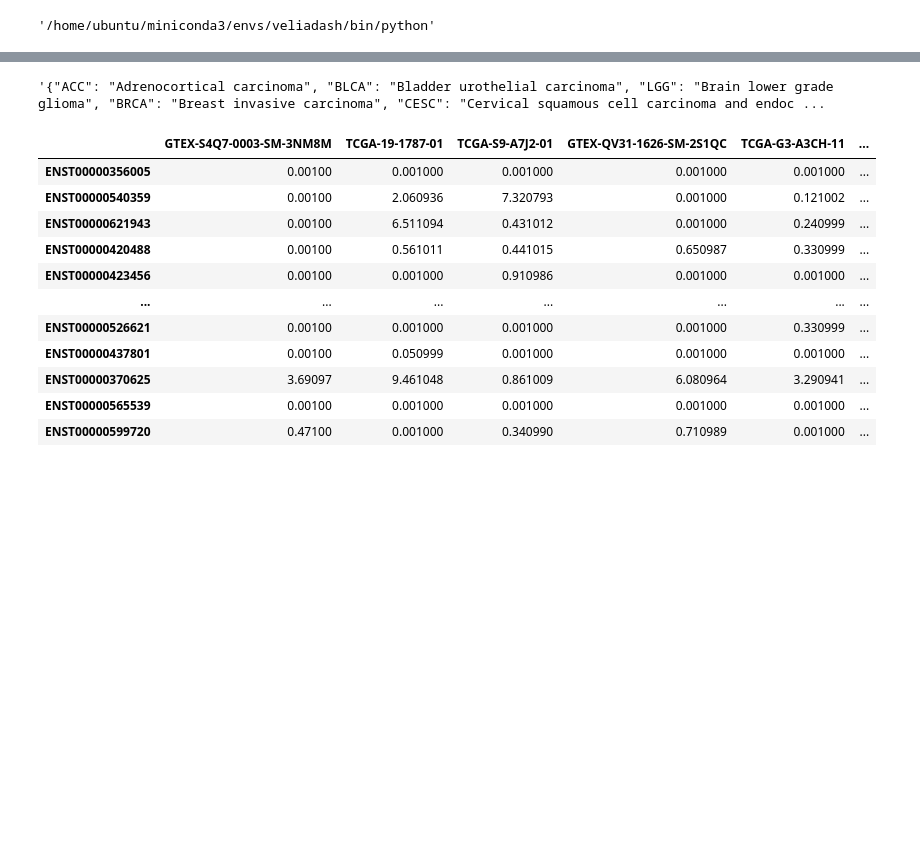
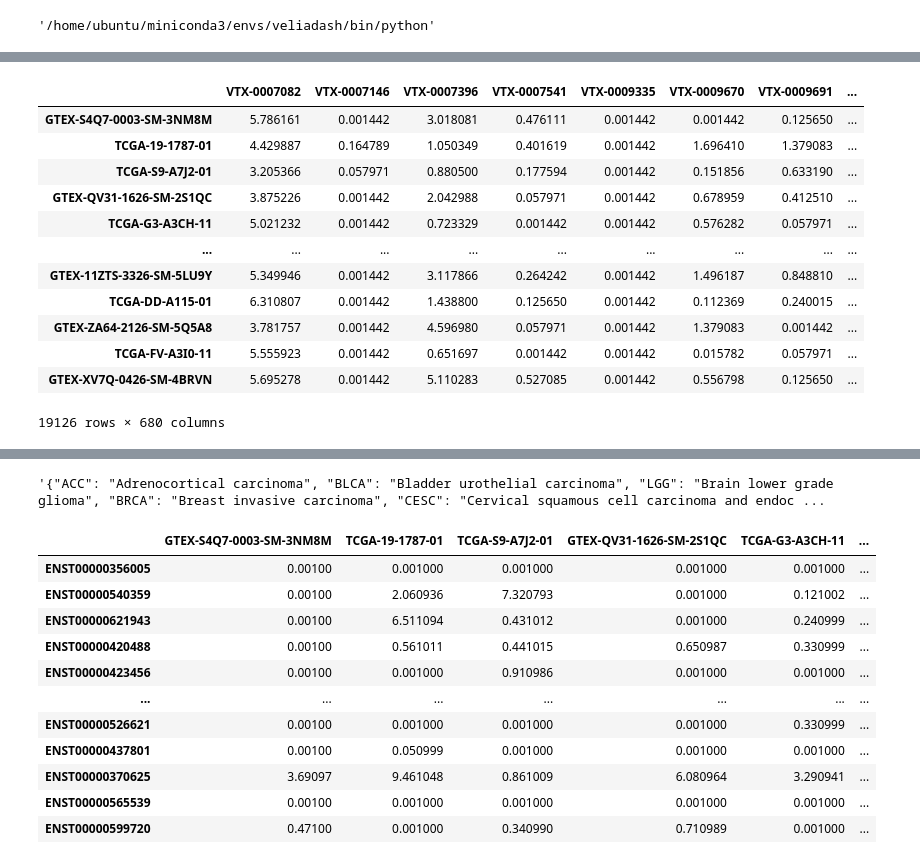
Before and after one commit to veliatx/dashboard, a Jupyter notebook: dashboard/testing.ipynb, the cells around one changed output, grey strips where cells are left out. Cells and saved outputs as stored; diff of their text form; code cells hidden in the pictures; blank space fills up the shorter version.

```diff
--- a/dashboard/testing.ipynb
+++ b/dashboard/testing.ipynb
@@ -23,0 +72,16 @@ from plotting import *
+# %%
+xena_vtx_sum_df
+# %% [output]
+|  | VTX-0007082 | VTX-0007146 | VTX-0007396 | VTX-0007541 | VTX-0009335 | VTX-0009670 | VTX-0009691 | ... |
+| GTEX-S4Q7-0003-SM-3NM8M | 5.786161 | 0.001442 | 3.018081 | 0.476111 | 0.001442 | 0.001442 | 0.125650 | ... |
+| TCGA-19-1787-01 | 4.429887 | 0.164789 | 1.050349 | 0.401619 | 0.001442 | 1.696410 | 1.379083 | ... |
+| TCGA-S9-A7J2-01 | 3.205366 | 0.057971 | 0.880500 | 0.177594 | 0.001442 | 0.151856 | 0.633190 | ... |
+| GTEX-QV31-1626-SM-2S1QC | 3.875226 | 0.001442 | 2.042988 | 0.057971 | 0.001442 | 0.678959 | 0.412510 | ... |
+| TCGA-G3-A3CH-11 | 5.021232 | 0.001442 | 0.723329 | 0.001442 | 0.001442 | 0.576282 | 0.057971 | ... |
+| ... | ... | ... | ... | ... | ... | ... | ... | ... |
+| GTEX-11ZTS-3326-SM-5LU9Y | 5.349946 | 0.001442 | 3.117866 | 0.264242 | 0.001442 | 1.496187 | 0.848810 | ... |
+| TCGA-DD-A115-01 | 6.310807 | 0.001442 | 1.438800 | 0.125650 | 0.001442 | 0.112369 | 0.240015 | ... |
+| GTEX-ZA64-2126-SM-5Q5A8 | 3.781757 | 0.001442 | 4.596980 | 0.057971 | 0.001442 | 1.379083 | 0.001442 | ... |
+| TCGA-FV-A3I0-11 | 5.555923 | 0.001442 | 0.651697 | 0.001442 | 0.001442 | 0.015782 | 0.057971 | ... |
+| GTEX-XV7Q-0426-SM-4BRVN | 5.695278 | 0.001442 | 5.110283 | 0.527085 | 0.001442 | 0.556798 | 0.125650 | ... |
+19126 rows × 680 columns
```
Also changed, not shown: parts of 18 cells of this notebook, 7 other files.
